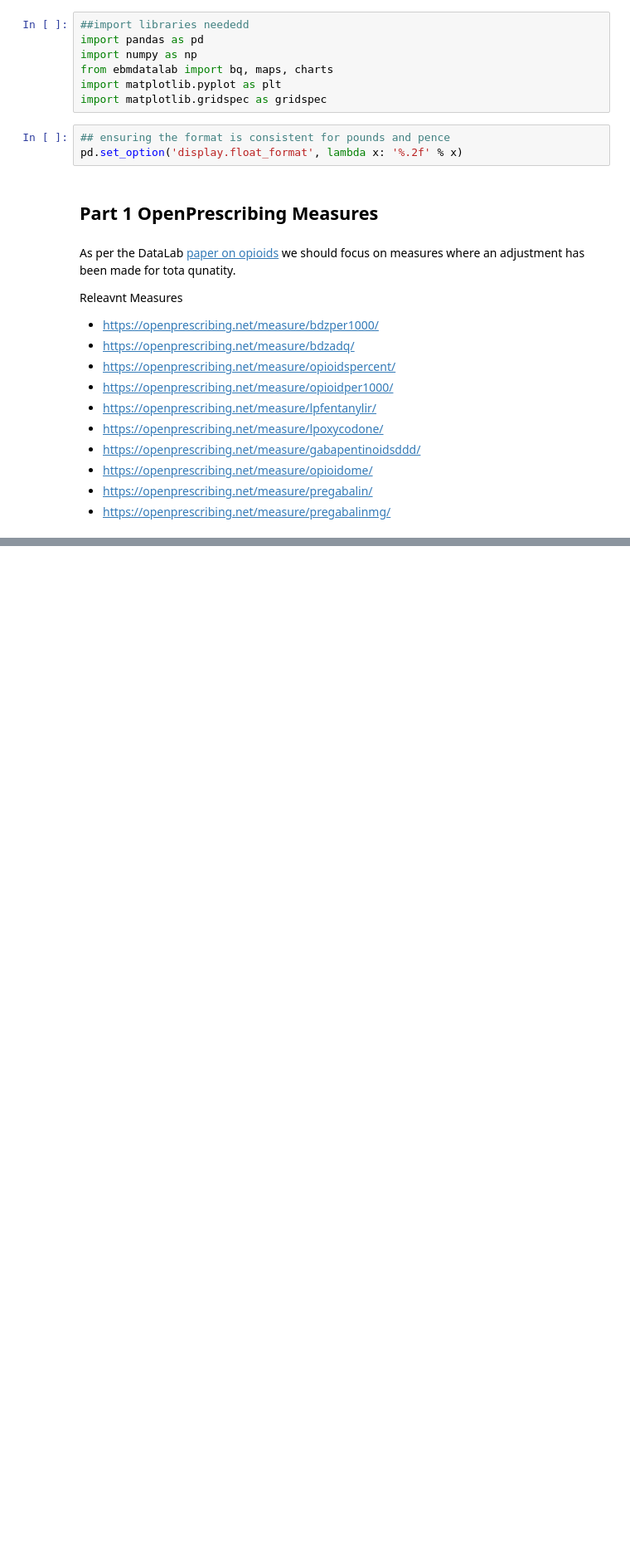
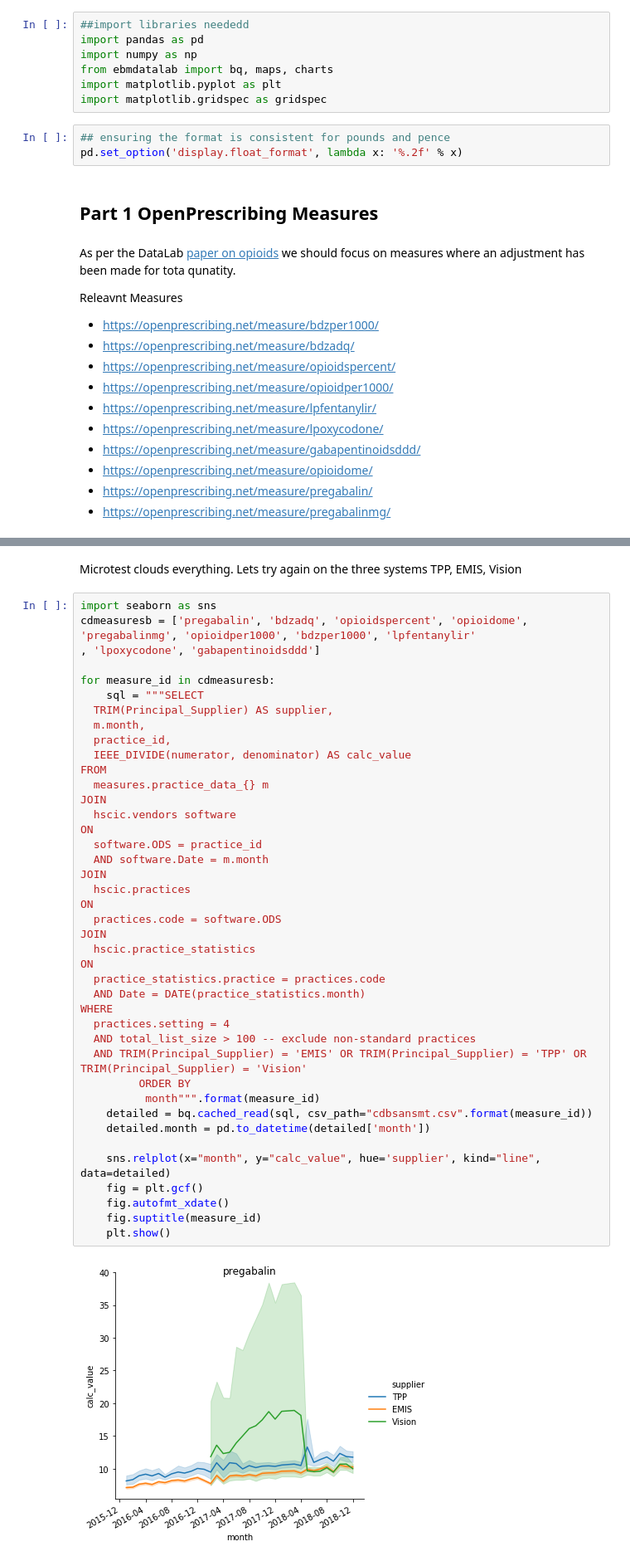
Before and after one commit to ebmdatalab/jupyter-notebooks, a Jupyter notebook: measures_by_software/Draft ideas/Controlled Drugs.ipynb, the cells around one changed output, grey strips where cells are left out. Shown at 83% size. Saved outputs shown, nothing was run; the diff lists cells and outputs as text; blank space fills up the shorter version.

```diff
--- a/measures_by_software/Draft ideas/Controlled Drugs.ipynb
+++ b/measures_by_software/Draft ideas/Controlled Drugs.ipynb
@@ -71,0 +161,45 @@ df_measures.head(5)
+# %% [markdown]
+Microtest clouds everything. Lets try again on the three systems TPP, EMIS, Vision
+# %%
+import seaborn as sns
+cdmeasuresb = ['pregabalin', 'bdzadq', 'opioidspercent', 'opioidome', 'pregabalinmg', 'opioidper1000', 'bdzper1000', 'lpfentanylir'
+, 'lpoxycodone', 'gabapentinoidsddd']
+
+for measure_id in cdmeasuresb:
+    sql = """SELECT
+  TRIM(Principal_Supplier) AS supplier,
+  m.month,
+  practice_id,
+  IEEE_DIVIDE(numerator, denominator) AS calc_value
+FROM
+  measures.practice_data_{} m
+JOIN
+  hscic.vendors software
+ON
+  software.ODS = practice_id
+  AND software.Date = m.month
+JOIN
+  hscic.practices
+ON
+  practices.code = software.ODS
+JOIN
+  hscic.practice_statistics
+ON
+  practice_statistics.practice = practices.code
+  AND Date = DATE(practice_statistics.month)
+WHERE
+  practices.setting = 4
+  AND total_list_size > 100 -- exclude non-standard practices
+  AND TRIM(Principal_Supplier) = 'EMIS' OR TRIM(Principal_Supplier) = 'TPP' OR TRIM(Principal_Supplier) = 'Vision'
+         ORDER BY
+          month""".format(measure_id)
+    detailed = bq.cached_read(sql, csv_path="cdbsansmt.csv".format(measure_id))
+    detailed.month = pd.to_datetime(detailed['month'])
+
+    sns.relplot(x="month", y="calc_value", hue='supplier', kind="line", data=detailed)
+    fig = plt.gcf()
+    fig.autofmt_xdate()
+    fig.suptitle(measure_id)
+    plt.show()
+# %% [output]
+[figure, added]
```
Also changed, not shown: parts of 10 cells of this notebook, 11 other files.
